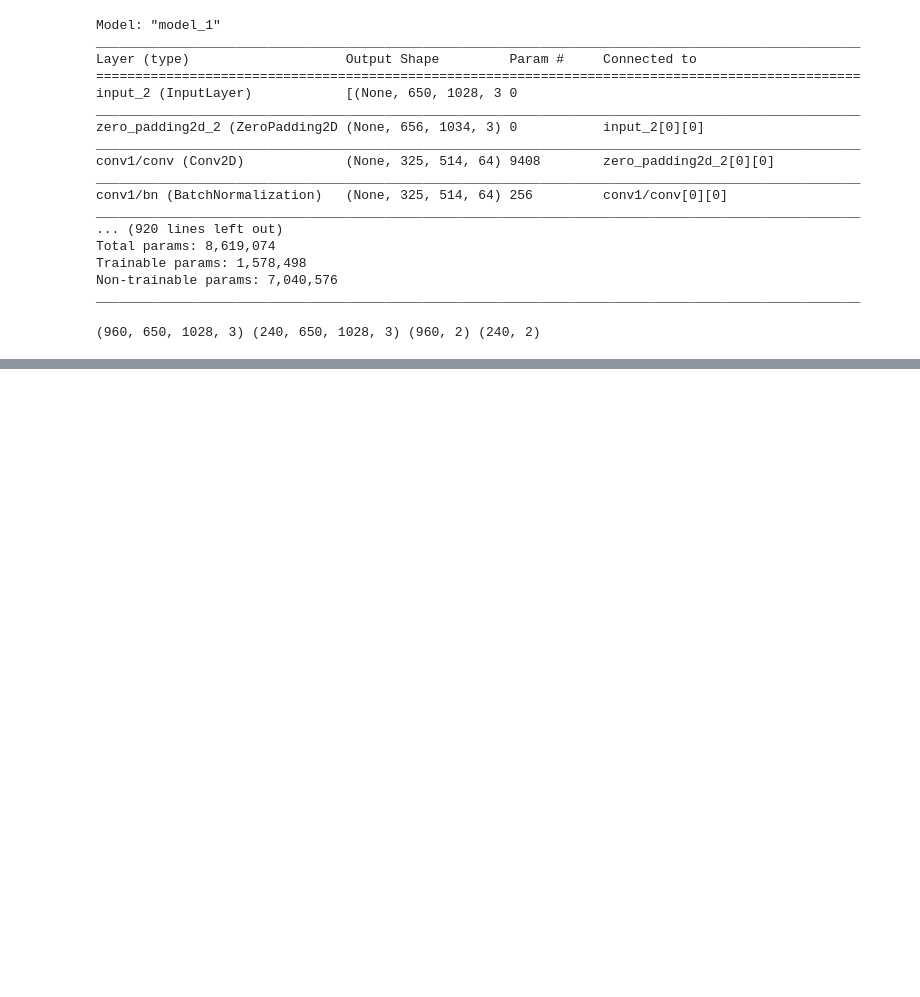
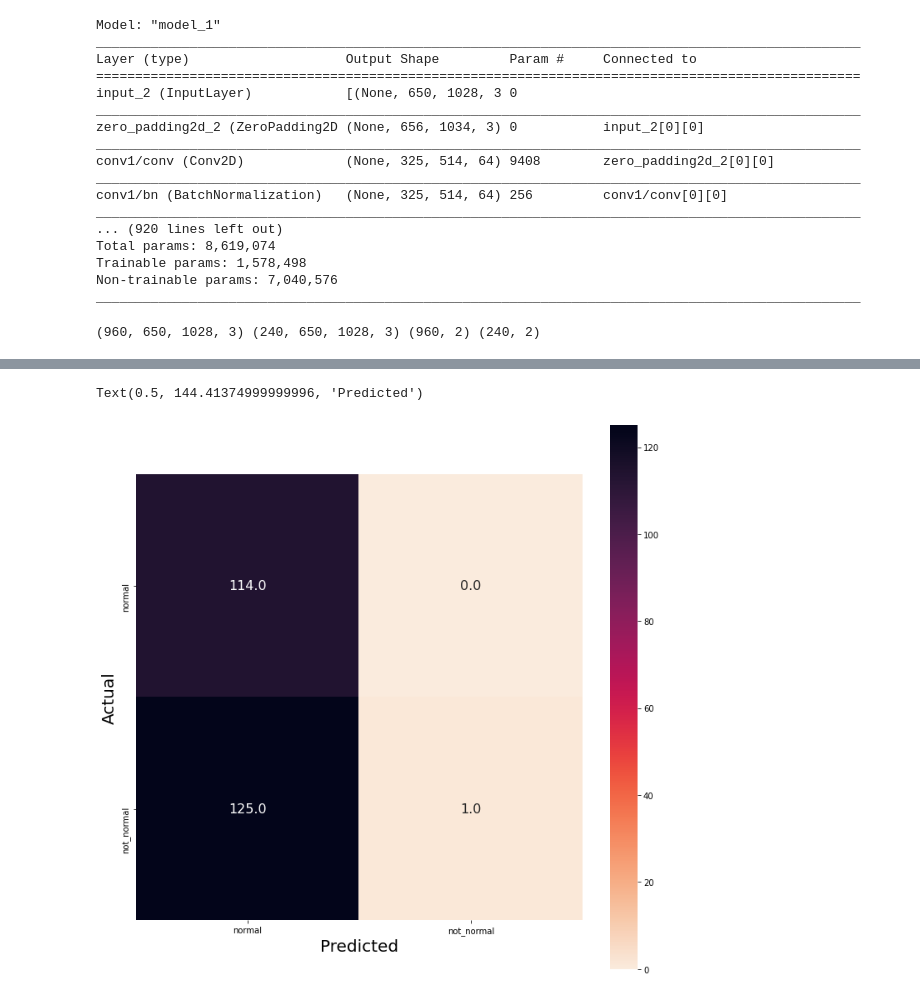
Before and after one commit to ehsansam90/XRAY, a Jupyter notebook: Dense121.ipynb, the cells around one changed output, grey strips where cells are left out. Drawn from its saved outputs; the diff is of its cells as text; code cells hidden in the pictures; blank space fills up the shorter version.

```diff
--- a/Dense121.ipynb
+++ b/Dense121.ipynb
@@ -223,4 +216,7 @@ ________________________________________________________________________________
 print(xtrain.shape, xtest.shape,ytrain.shape,ytest.shape)
 # %% [output]
 (960, 650, 1028, 3) (240, 650, 1028, 3) (960, 2) (240, 2)
+# %%
+xtrain = xtrain/255
+xtest = xtest/255
 # %%
@@ -229,3 +225,3 @@ checkpoint = ModelCheckpoint('model.h5', verbose=1, save_best_only=True)
 # %%
-history = model.fit(xtrain, ytrain, batch_size=128,validation_data=(xtest, ytest),epochs=10)
+history = model.fit(xtrain, ytrain, batch_size=128,epochs=1)
 # %% [output]
@@ -255,0 +242,14 @@ len(xtest)
+# %%
+Ypred = np.argmax(Ypred, axis=1)
+# %%
+Ytrue = np.argmax(ytest, axis=1)
+# %%
+cm = confusion_matrix(Ytrue, Ypred)
+plt.figure(figsize=(12, 12))
+ax = sns.heatmap(cm, cmap="rocket_r", fmt=".01f",annot_kws={'size':16}, annot=True, square=True, xticklabels=["normal","not_normal"],
+                 yticklabels=["normal","not_normal"])
+ax.set_ylabel('Actual', fontsize=20)
+ax.set_xlabel('Predicted', fontsize=20)
+# %% [output]
+Text(0.5, 144.41374999999996, 'Predicted')
+[figure, added]
```
Also changed, not shown: parts of 8 cells of this notebook.
